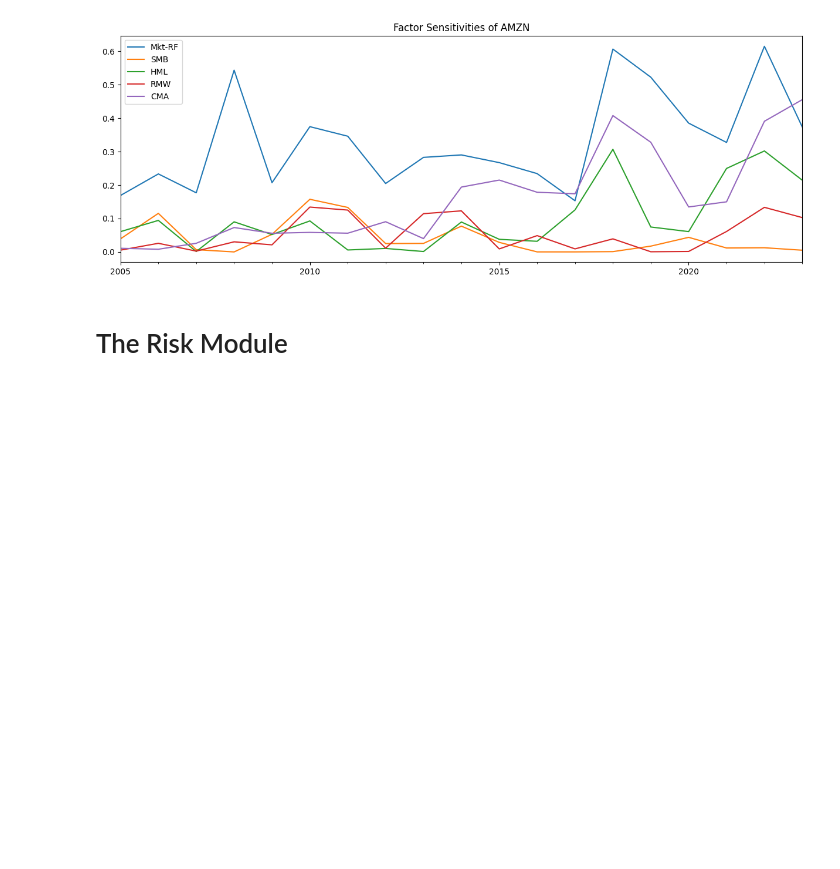
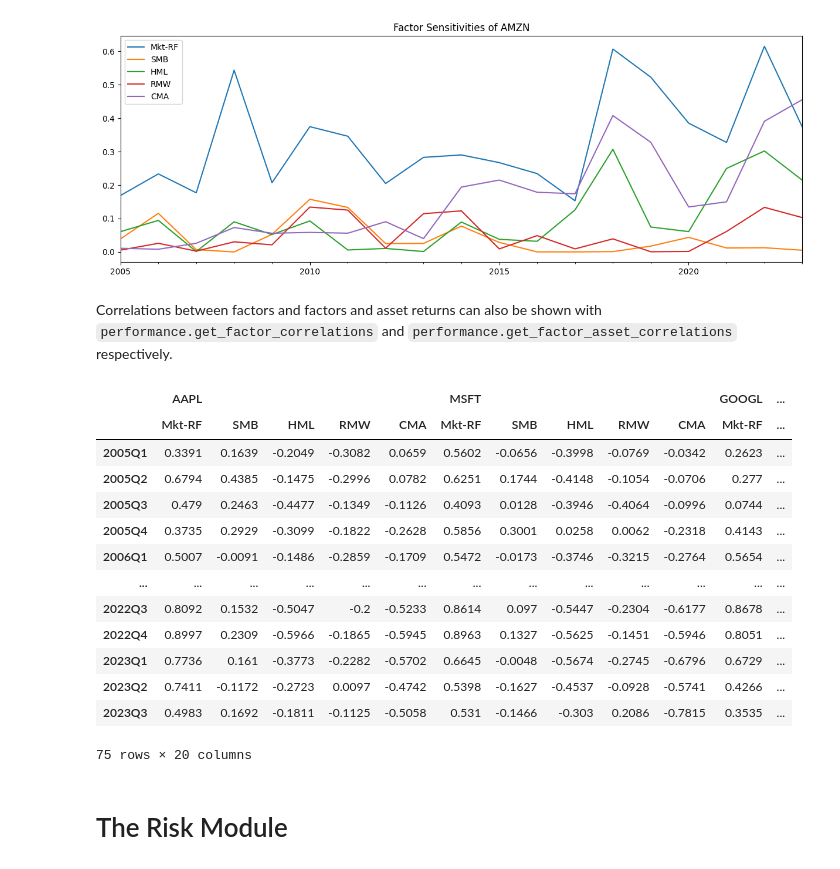
Before and after one commit to JerBouma/FinanceToolkit, a Jupyter notebook: examples/Finance Toolkit - 1. Getting Started.ipynb, the cells around one changed output. Cells and saved outputs as stored; diff of their text form; code cells hidden in the pictures; blank space fills up the shorter version.

```diff
--- a/examples/Finance Toolkit - 1. Getting Started.ipynb
+++ b/examples/Finance Toolkit - 1. Getting Started.ipynb
@@ -645,6 +647,25 @@ for ticker in companies._tickers:
 [figure]
 [figure]
 [figure]
+# %% [markdown]
+Correlations between factors and factors and asset returns can also be shown with `performance.get_factor_correlations` and `performance.get_factor_asset_correlations` respectively.
+# %%
+performance.get_factor_asset_correlations(period='quarterly')
+# %% [output]
+|  | AAPL |  |  |  |  | MSFT |  |  |  |  | GOOGL | ... |
+|  | Mkt-RF | SMB | HML | RMW | CMA | Mkt-RF | SMB | HML | RMW | CMA | Mkt-RF | ... |
+| 2005Q1 | 0.3391 | 0.1639 | -0.2049 | -0.3082 | 0.0659 | 0.5602 | -0.0656 | -0.3998 | -0.0769 | -0.0342 | 0.2623 | ... |
+| 2005Q2 | 0.6794 | 0.4385 | -0.1475 | -0.2996 | 0.0782 | 0.6251 | 0.1744 | -0.4148 | -0.1054 | -0.0706 | 0.277 | ... |
+| 2005Q3 | 0.479 | 0.2463 | -0.4477 | -0.1349 | -0.1126 | 0.4093 | 0.0128 | -0.3946 | -0.4064 | -0.0996 | 0.0744 | ... |
+| 2005Q4 | 0.3735 | 0.2929 | -0.3099 | -0.1822 | -0.2628 | 0.5856 | 0.3001 | 0.0258 | 0.0062 | -0.2318 | 0.4143 | ... |
+| 2006Q1 | 0.5007 | -0.0091 | -0.1486 | -0.2859 | -0.1709 | 0.5472 | -0.0173 | -0.3746 | -0.3215 | -0.2764 | 0.5654 | ... |
+| ... | ... | ... | ... | ... | ... | ... | ... | ... | ... | ... | ... | ... |
+| 2022Q3 | 0.8092 | 0.1532 | -0.5047 | -0.2 | -0.5233 | 0.8614 | 0.097 | -0.5447 | -0.2304 | -0.6177 | 0.8678 | ... |
+| 2022Q4 | 0.8997 | 0.2309 | -0.5966 | -0.1865 | -0.5945 | 0.8963 | 0.1327 | -0.5625 | -0.1451 | -0.5946 | 0.8051 | ... |
+| 2023Q1 | 0.7736 | 0.161 | -0.3773 | -0.2282 | -0.5702 | 0.6645 | -0.0048 | -0.5674 | -0.2745 | -0.6796 | 0.6729 | ... |
+| 2023Q2 | 0.7411 | -0.1172 | -0.2723 | 0.0097 | -0.4742 | 0.5398 | -0.1627 | -0.4537 | -0.0928 | -0.5741 | 0.4266 | ... |
+| 2023Q3 | 0.4983 | 0.1692 | -0.1811 | -0.1125 | -0.5058 | 0.531 | -0.1466 | -0.303 | 0.2086 | -0.7815 | 0.3535 | ... |
+75 rows × 20 columns
 # %% [markdown]
 # The Risk Module
 # %% [markdown]
```
Also changed, not shown: parts of 14 cells of this notebook, 2 other files.
